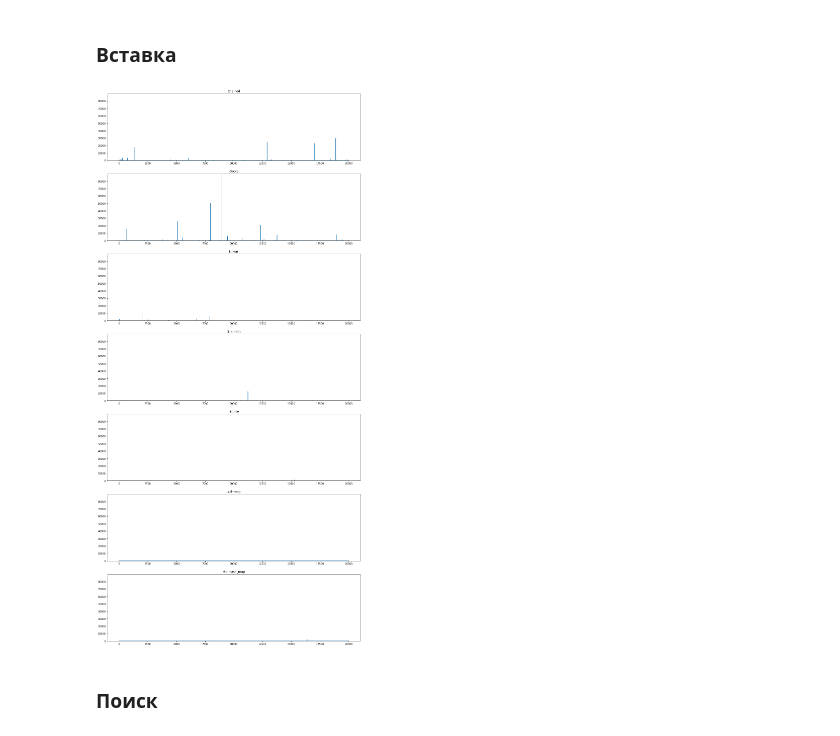
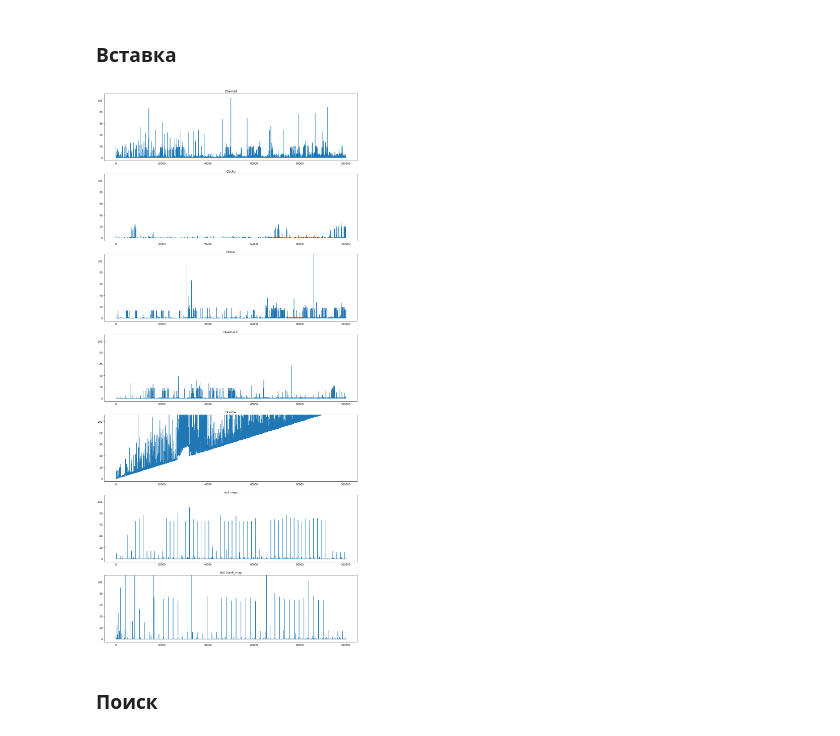
Before and after one commit to mmakridi/hashes, a Jupyter notebook: report.ipynb, the cells around one changed output. Cells and saved outputs as stored; diff of their text form; code cells hidden in the pictures.

```diff
--- a/report.ipynb
+++ b/report.ipynb
@@ -97,7 +97,7 @@ indices, data = get_x_ydict_from_csv('data/hash_erase_int.csv')
 keys = list(data.keys())
 maximum = 0
 for key in keys:
-    if max(data[key]) > maximum and key not in []:
+    if max(data[key]) > maximum and key not in ['std::hash_map', 'std::map', 'Double']:
         maximum = max(data[key])
 
 fig, plots = plt.subplots(7, 1, figsize=(18, 40))
@@ -127,7 +127,7 @@ indices, data = get_x_ydict_from_csv('data/hash_insert_string.csv')
 keys = list(data.keys())
 maximum = 0
 for key in keys:
-    if max(data[key]) > maximum and key not in []:
+    if max(data[key]) > maximum and key not in ['std::hash_map', 'Double']:
         maximum = max(data[key])
 
 fig, plots = plt.subplots(7, 1, figsize=(18, 40))
@@ -147,7 +147,7 @@ indices, data = get_x_ydict_from_csv('data/hash_find_string.csv')
 keys = list(data.keys())
 maximum = 0
 for key in keys:
-    if max(data[key]) > maximum and key not in []:
+    if max(data[key]) > maximum and key not in ['Double']:
         maximum = max(data[key])
 
 fig, plots = plt.subplots(7, 1, figsize=(18, 40))
@@ -167,7 +167,7 @@ indices, data = get_x_ydict_from_csv('data/hash_erase_string.csv')
 keys = list(data.keys())
 maximum = 0
 for key in keys:
-    if max(data[key]) > maximum and key not in []:
+    if max(data[key]) > maximum and key not in ['Double', 'std::map', 'std::hash_map']:
         maximum = max(data[key])
 
 fig, plots = plt.subplots(len(keys), 1, figsize=(18, 7*len(keys)))
@@ -188,21 +188,21 @@ plt.savefig('test.png')
 # %%
 indices, data = get_x_ydict_from_csv('data/hash_insert_real_data.csv')
 keys = list(data.keys())
 maximum = 0
 for key in keys:
-    if max(data[key]) > maximum and key not in []:
+    if max(data[key]) > maximum and key not in ['std::hash_map', 'Double']:
         maximum = max(data[key])
 
 fig, plots = plt.subplots(7, 1, figsize=(18, 40))
 fig.patch.set_facecolor('xkcd:white')
 for i in range(7):
     plots[i].set_title(keys[i])
     plots[i].plot(indices, data[keys[i]])
     bottom, top = plots[i].get_ylim()
     plots[i].set_ylim(-5, maximum)
 plt.savefig('test.png')
 # %% [output]
-[figure, old version]
+[figure, new version]
 # %% [markdown]
 ### Поиск
 # %%
```
Also changed, not shown: parts of 12 cells of this notebook, 12 other files.
